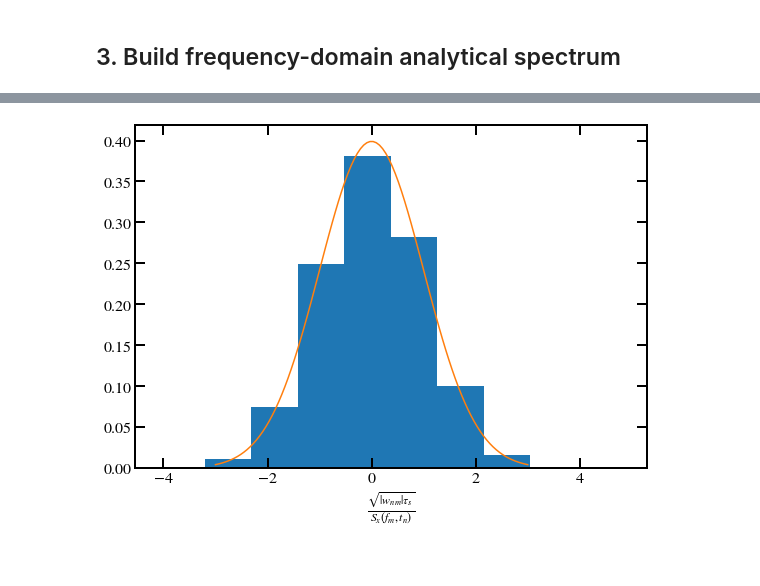
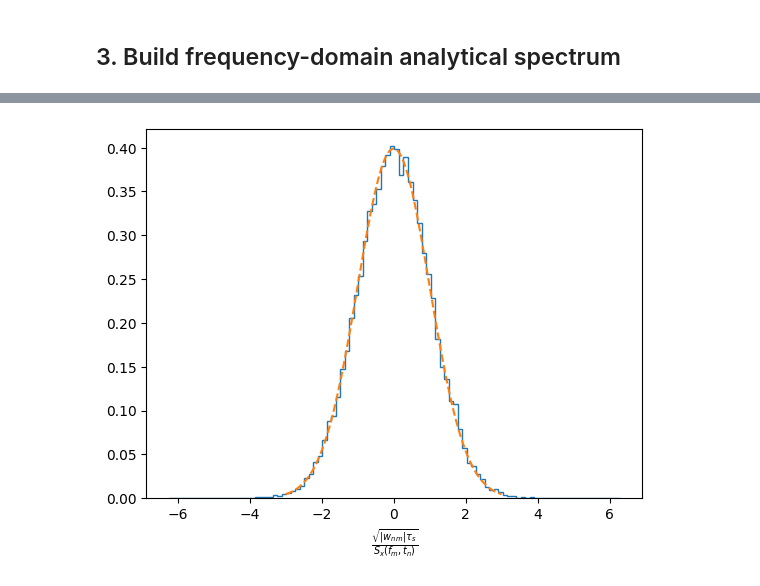
Before and after one commit to pywavelet/pywavelet, a Jupyter notebook: docs/demos/noise-wavelet-demo.ipynb, the cells around one changed output, grey strips where cells are left out. Drawn from its saved outputs; the diff is of its cells as text; code cells hidden in the pictures; blank space fills up the shorter version.

```diff
--- a/docs/demos/noise-wavelet-demo.ipynb
+++ b/docs/demos/noise-wavelet-demo.ipynb
@@ -292,2 +126,5 @@ The chosen wavelet frequency resolution is 0.0001953125
 # %%
-data_noise_mod_w = from_time_to_wavelet(data_noise_mod, Nt=Nt, Nf=Nf, nx=4.0, mult=mult)
+data_wavelet = from_time_to_wavelet(data_modulated, Nt=Nt, nx=4.0, mult=mult)
+fig = data_wavelet.plot(
+    absolute=True, zscale="log", freq_scale="log", freq_range=(4 * df, None)
+)
@@ -352,0 +133,10 @@ print(np.var(amp_ratios))
+# %%
+tn = data_wavelet.time.data
+fm = data_wavelet.freq.data
+stf = np.sqrt(
+    np.dot(np.asarray([modulation(tn) ** 2]).T, np.asarray([lisa_psd(fm)]))
+).T
+analytical_wavelet = Wavelet.new(data=stf, time=tn, freq=fm)
+fig = analytical_wavelet.plot(
+    absolute=True, zscale="log", freq_scale="log", freq_range=(4 * df, None)
+)
@@ -353,10 +156,19 @@ print(np.var(amp_ratios))
 # %%
+iok = np.where(fm >= 4 * df)
+
+# filter the data_noise_mod_w and the analytical_wavelet frequencies to keep only the positive frequencies
+d = data_wavelet.data[iok, :]
+a = analytical_wavelet.data[iok, :] ** 2
+amp_ratios = d / np.sqrt(a * fs / 2)
+
+# plot the ratios
 x = np.linspace(-3, 3, 100)
 plt.figure(0)
-plt.hist(amp_ratios.flatten(), density=True) #, range=[0, 0.5])
-plt.plot(x, stats.norm.pdf(x))
+plt.hist(
+    amp_ratios.flatten(), density=True, bins=100, histtype="step"
+)  # , range=[0, 0.5])
+plt.plot(x, stats.norm.pdf(x), ls="--")
 plt.xlabel(r"$\frac{\sqrt{|w_{nm}| \tau_s}}{S_{x}(f_m, t_n)}$")
-# plt.savefig("../../../figures/wavelet_statistics.pdf")
 plt.show()
 # %% [output]
-[figure, old version]
+[figure, new version]
```
Also changed, not shown: parts of 31 cells of this notebook, 9 other files.
